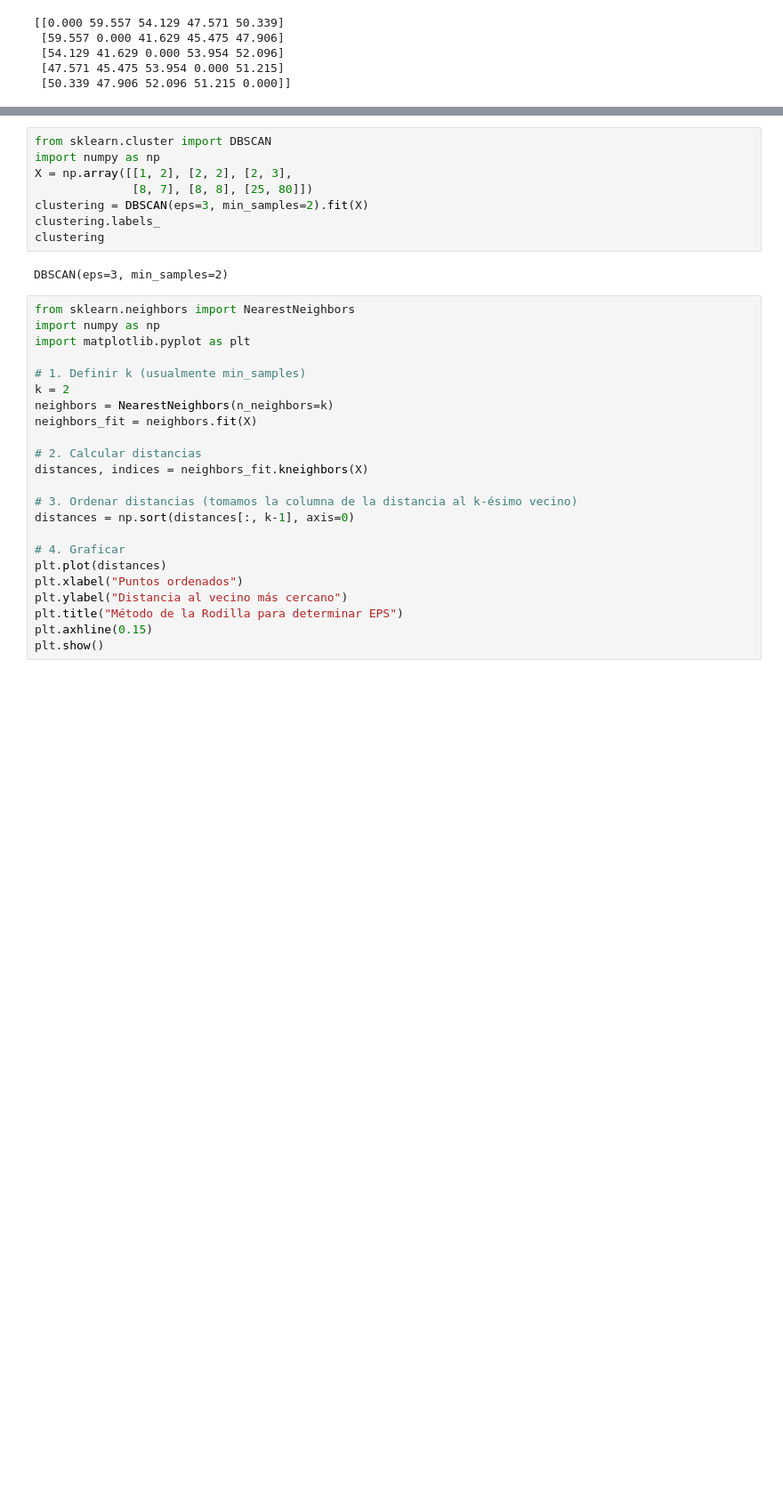
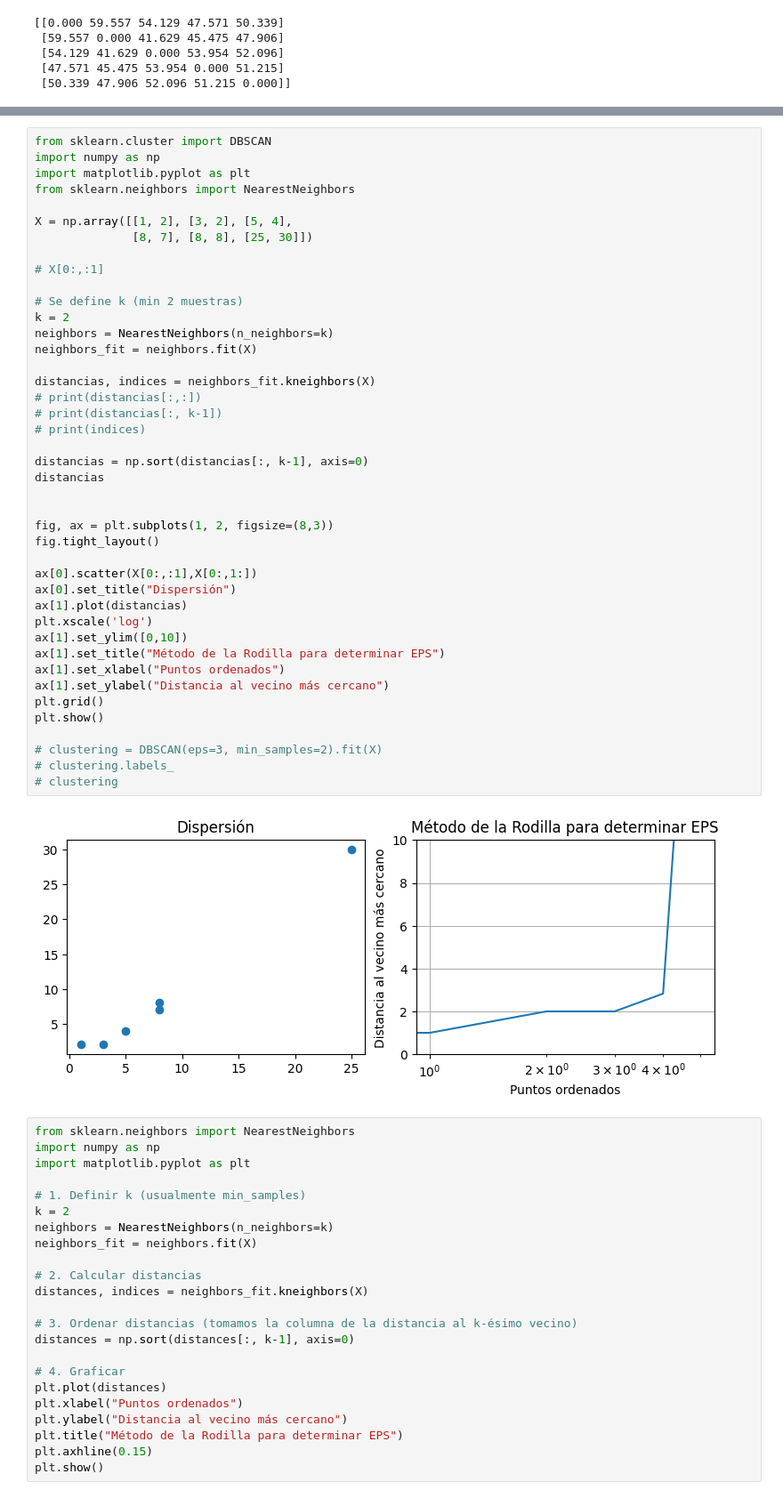
Before and after one commit to Williams-MP/VIU_Algoritmos_de_Optimizacion, a Jupyter notebook: Aprendizaje_No_Supervisado/Apuntes_Aprendizaje_No_Supervisado.ipynb, the cells around one changed output, grey strips where cells are left out. Shown at 89% size. Drawn from its saved outputs; the diff is of its cells as text; blank space fills up the shorter version.

```diff
--- a/Aprendizaje_No_Supervisado/Apuntes_Aprendizaje_No_Supervisado.ipynb
+++ b/Aprendizaje_No_Supervisado/Apuntes_Aprendizaje_No_Supervisado.ipynb
@@ -107,13 +181,47 @@ $$L = \begin{pmatrix} 2 & -1 & -1 \\ -1 & 1 & 0 \\ -1 & 0 & 1 \end{pmatrix}$$
 # %%
 from sklearn.cluster import DBSCAN
 import numpy as np
-X = np.array([[1, 2], [2, 2], [2, 3],
-              [8, 7], [8, 8], [25, 80]])
-clustering = DBSCAN(eps=3, min_samples=2).fit(X)
-clustering.labels_
-clustering
+import matplotlib.pyplot as plt
+from sklearn.neighbors import NearestNeighbors
+
+X = np.array([[1, 2], [3, 2], [5, 4],
+              [8, 7], [8, 8], [25, 30]])
+
+# X[0:,:1]
+
+# Se define k (min 2 muestras)
+k = 2
+neighbors = NearestNeighbors(n_neighbors=k)
+neighbors_fit = neighbors.fit(X)
+
+distancias, indices = neighbors_fit.kneighbors(X)
+# print(distancias[:,:])
+# print(distancias[:, k-1])
+# print(indices)
+
+distancias = np.sort(distancias[:, k-1], axis=0)
+distancias
+
+
+fig, ax = plt.subplots(1, 2, figsize=(8,3))
+fig.tight_layout()
+
+ax[0].scatter(X[0:,:1],X[0:,1:])
+ax[0].set_title("Dispersión")
+ax[1].plot(distancias)
+plt.xscale('log')
+ax[1].set_ylim([0,10])
+ax[1].set_title("Método de la Rodilla para determinar EPS")
+ax[1].set_xlabel("Puntos ordenados")
+ax[1].set_ylabel("Distancia al vecino más cercano")
+plt.grid()
+plt.show()
+
+# clustering = DBSCAN(eps=3, min_samples=2).fit(X)
+# clustering.labels_
+# clustering
 # %% [output]
-DBSCAN(eps=3, min_samples=2)
+[figure, added]
 # %%
 from sklearn.neighbors import NearestNeighbors
 import numpy as np
```
Also changed, not shown: parts of 23 cells of this notebook, 17 other files.
